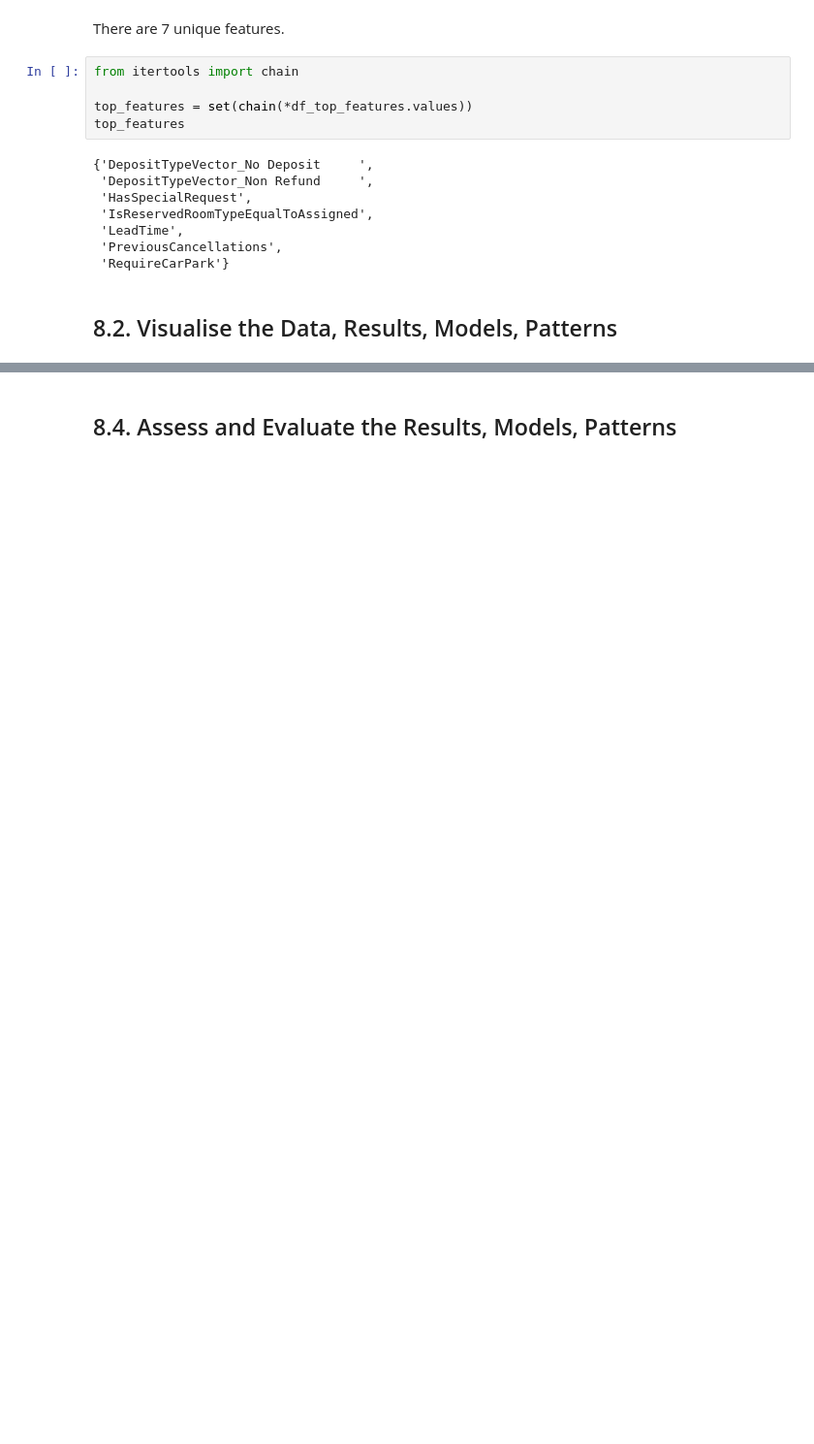
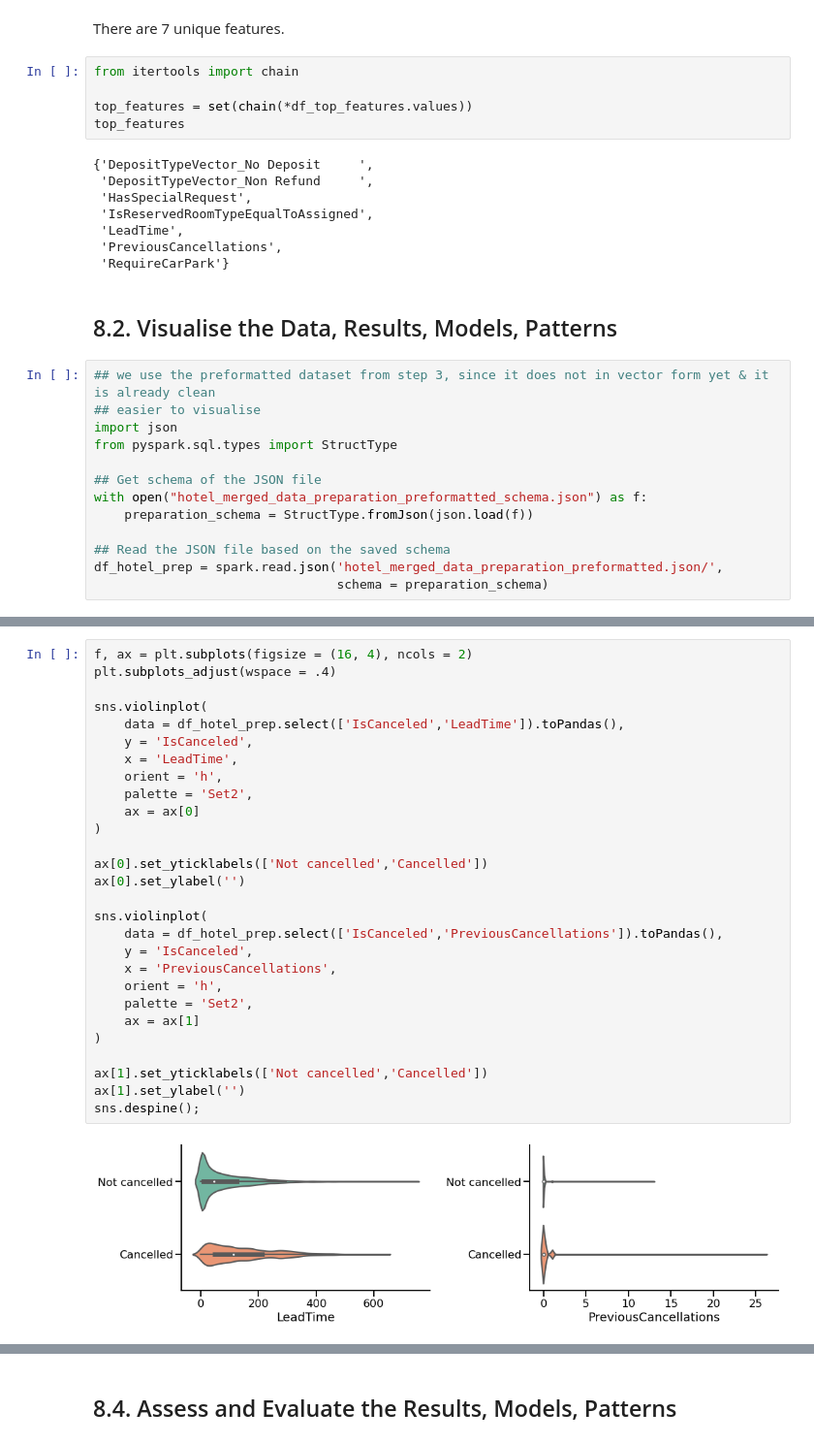
Before and after one commit to elvyna/hotel-booking-cancellation, a Jupyter notebook: 2-data-mining-iter1.ipynb, the cells around one changed output, grey strips where cells are left out. Shown at 97% size. Saved outputs shown, nothing was run; the diff lists cells and outputs as text; blank space fills up the shorter version.

Commit message:
Add initial visualisations

```diff
--- a/2-data-mining-iter1.ipynb
+++ b/2-data-mining-iter1.ipynb
@@ -467,3 +467,16 @@ top_features
  'RequireCarPark'}
 # %% [markdown]
 ## 8.2. Visualise the Data, Results, Models, Patterns
+# %%
+## we use the preformatted dataset from step 3, since it does not in vector form yet & it is already clean
+## easier to visualise
+import json
+from pyspark.sql.types import StructType
+
+## Get schema of the JSON file
+with open("hotel_merged_data_preparation_preformatted_schema.json") as f:
+    preparation_schema = StructType.fromJson(json.load(f))
+
+## Read the JSON file based on the saved schema
+df_hotel_prep = spark.read.json('hotel_merged_data_preparation_preformatted.json/',
+                                schema = preparation_schema)
@@ -470,3 +552,33 @@ top_features
+# %%
+f, ax = plt.subplots(figsize = (16, 4), ncols = 2)
+plt.subplots_adjust(wspace = .4)
+
+sns.violinplot(
+    data = df_hotel_prep.select(['IsCanceled','LeadTime']).toPandas(),
+    y = 'IsCanceled',
+    x = 'LeadTime',
+    orient = 'h',
+    palette = 'Set2',
+    ax = ax[0]
+)
+
+ax[0].set_yticklabels(['Not cancelled','Cancelled'])
+ax[0].set_ylabel('')
+
+sns.violinplot(
+    data = df_hotel_prep.select(['IsCanceled','PreviousCancellations']).toPandas(),
+    y = 'IsCanceled',
+    x = 'PreviousCancellations',
+    orient = 'h',
+    palette = 'Set2',
+    ax = ax[1]
+)
+
+ax[1].set_yticklabels(['Not cancelled','Cancelled'])
+ax[1].set_ylabel('')
+sns.despine();
+# %% [output]
+[figure, added]
 # %% [markdown]
 ## 8.3. Interpret the Results, Models, Patterns
 
```
Also changed, not shown: parts of 10 cells of this notebook.
